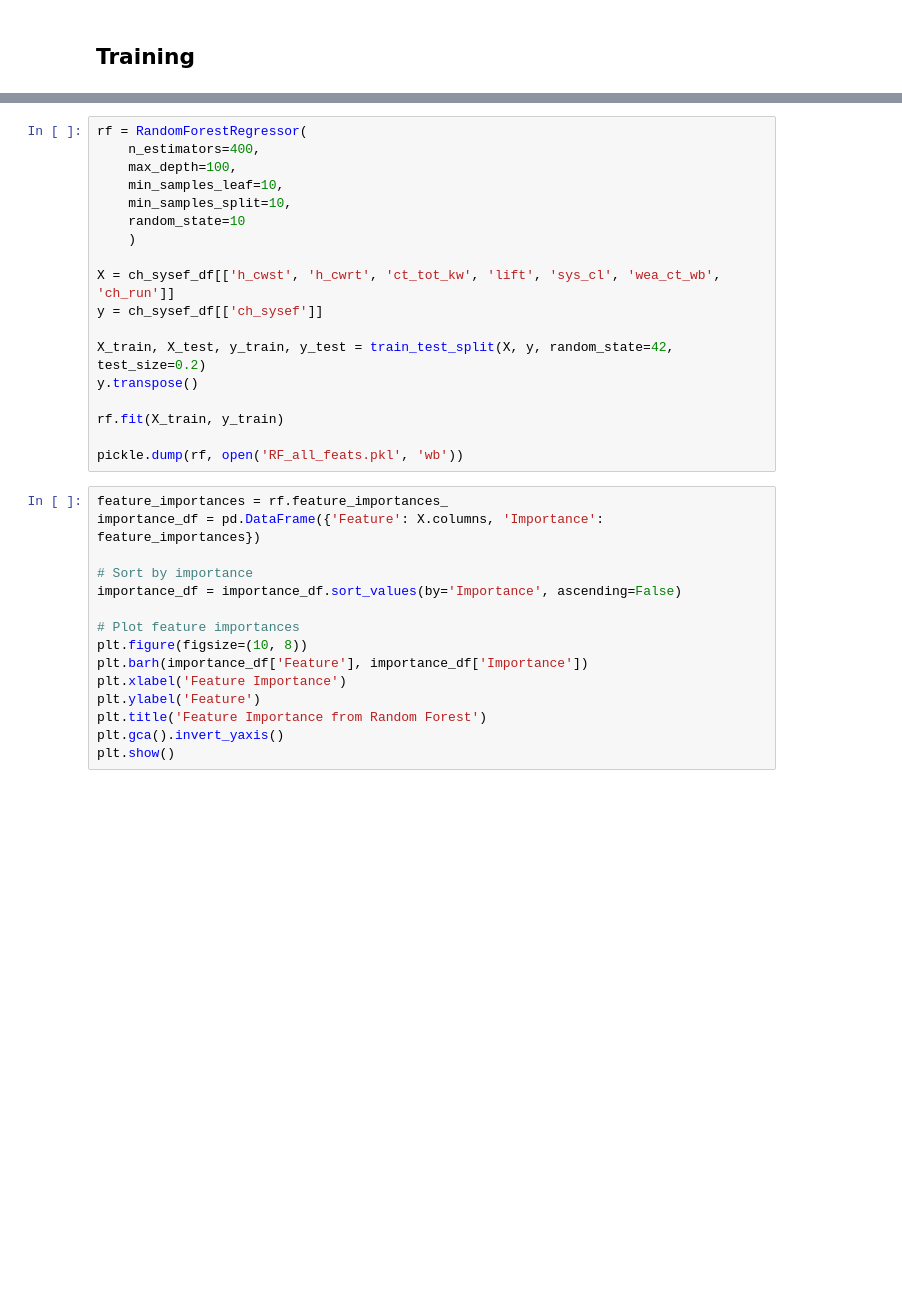
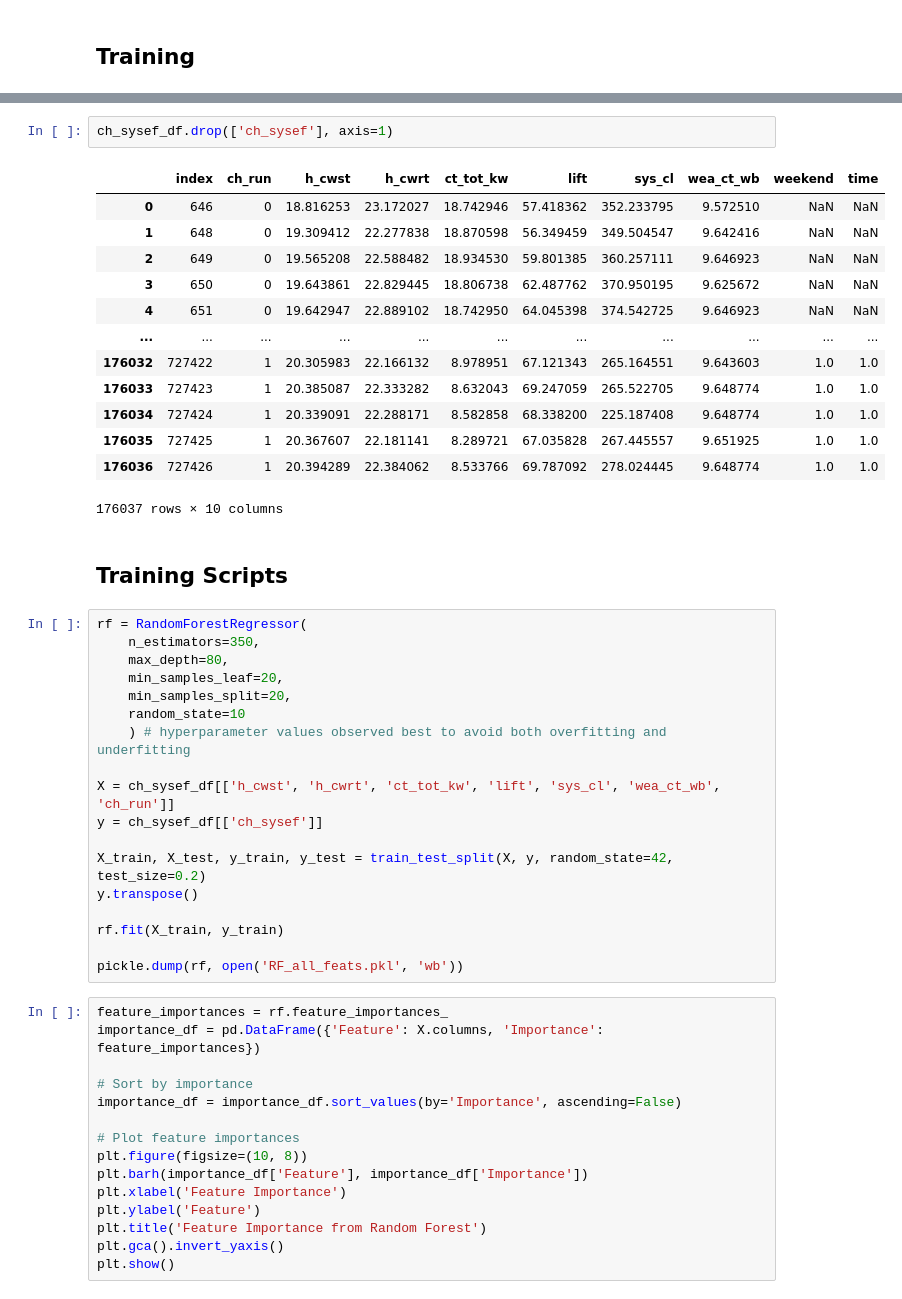
Before and after one commit to kaerintern/optimization, a Jupyter notebook: parklane/Experiments/model_training.ipynb, the cells around one changed output, grey strips where cells are left out. Drawn from its saved outputs; the diff is of its cells as text; blank space fills up the shorter version.

```diff
--- a/parklane/Experiments/parklane_ch_sysef_pred.ipynb
+++ b/parklane/Experiments/model_training.ipynb
@@ -161,11 +162,29 @@ KeyError: "['ct_approach'] not in index"
+# %%
+ch_sysef_df.drop(['ch_sysef'], axis=1)
+# %% [output]
+|  | index | ch_run | h_cwst | h_cwrt | ct_tot_kw | lift | sys_cl | wea_ct_wb | weekend | time |
+| 0 | 646 | 0 | 18.816253 | 23.172027 | 18.742946 | 57.418362 | 352.233795 | 9.572510 | NaN | NaN |
+| 1 | 648 | 0 | 19.309412 | 22.277838 | 18.870598 | 56.349459 | 349.504547 | 9.642416 | NaN | NaN |
+| 2 | 649 | 0 | 19.565208 | 22.588482 | 18.934530 | 59.801385 | 360.257111 | 9.646923 | NaN | NaN |
+| 3 | 650 | 0 | 19.643861 | 22.829445 | 18.806738 | 62.487762 | 370.950195 | 9.625672 | NaN | NaN |
+| 4 | 651 | 0 | 19.642947 | 22.889102 | 18.742950 | 64.045398 | 374.542725 | 9.646923 | NaN | NaN |
+| ... | ... | ... | ... | ... | ... | ... | ... | ... | ... | ... |
+| 176032 | 727422 | 1 | 20.305983 | 22.166132 | 8.978951 | 67.121343 | 265.164551 | 9.643603 | 1.0 | 1.0 |
+| 176033 | 727423 | 1 | 20.385087 | 22.333282 | 8.632043 | 69.247059 | 265.522705 | 9.648774 | 1.0 | 1.0 |
+| 176034 | 727424 | 1 | 20.339091 | 22.288171 | 8.582858 | 68.338200 | 225.187408 | 9.648774 | 1.0 | 1.0 |
+| 176035 | 727425 | 1 | 20.367607 | 22.181141 | 8.289721 | 67.035828 | 267.445557 | 9.651925 | 1.0 | 1.0 |
+| 176036 | 727426 | 1 | 20.394289 | 22.384062 | 8.533766 | 69.787092 | 278.024445 | 9.648774 | 1.0 | 1.0 |
+176037 rows × 10 columns
+# %% [markdown]
+## Training Scripts
 # %%
 rf = RandomForestRegressor(
-    n_estimators=400,
-    max_depth=100,
-    min_samples_leaf=10,
-    min_samples_split=10,
+    n_estimators=350,
+    max_depth=80,
+    min_samples_leaf=20,
+    min_samples_split=20,
     random_state=10
-    )
+    ) # hyperparameter values observed best to avoid both overfitting and underfitting
 
 X = ch_sysef_df[['h_cwst', 'h_cwrt', 'ct_tot_kw', 'lift', 'sys_cl', 'wea_ct_wb', 'ch_run']]
 y = ch_sysef_df[['ch_sysef']]
```
Also changed, not shown: parts of 9 cells of this notebook.
